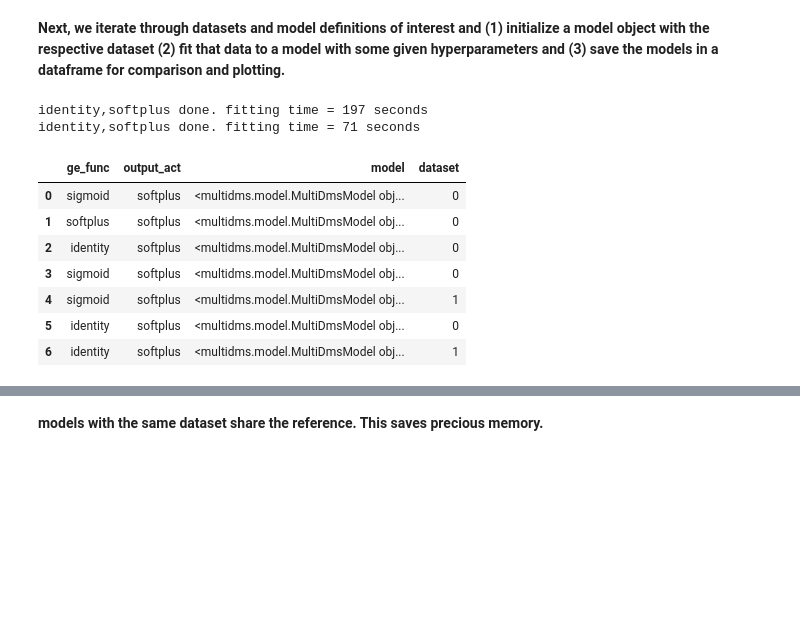
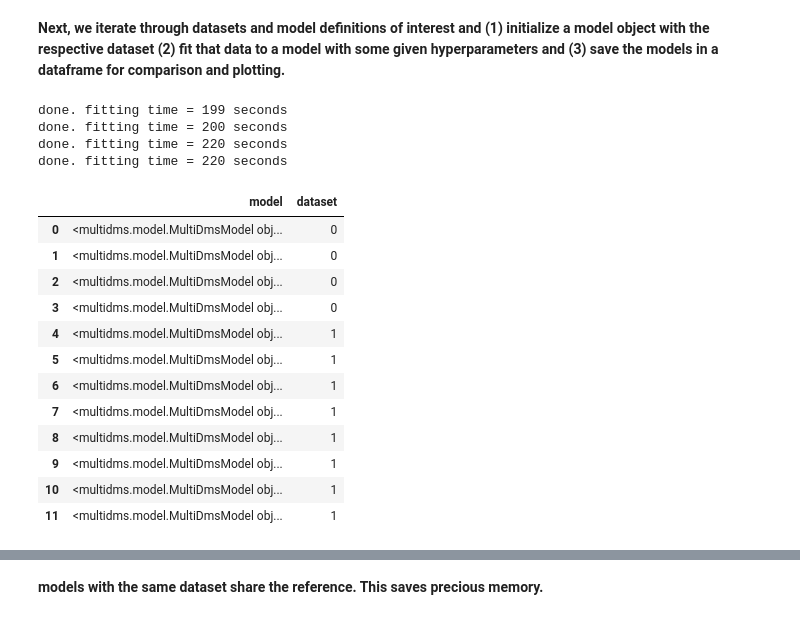
Before and after one commit to matsengrp/multidms, a Jupyter notebook: notebooks/11-08-2022-Delta-BA1-BA2-analysis.ipynb, the cells around one changed output, grey strips where cells are left out. Drawn from its saved outputs; the diff is of its cells as text; code cells hidden in the pictures; blank space fills up the shorter version.

```diff
--- a/notebooks/11-08-2022-Delta-BA1-BA2-analysis.ipynb
+++ b/notebooks/11-08-2022-Delta-BA1-BA2-analysis.ipynb
@@ -89,9 +89,9 @@ prep_params = {
     "trim" : False,
     "reference_condition" : "Delta-3",
     "conditions" : [
-        "Delta-3", #, "Delta-4",
-        "Omicron_BA.1-2" #, "Omicron_BA.1-3", #,
-#         "Omicron_BA.2-1", "Omicron_BA.2-2"
+        "Delta-3", "Delta-4",
+        "Omicron_BA.1-2", "Omicron_BA.1-3", #,
+        "Omicron_BA.2-1", "Omicron_BA.2-2"
     ]
 }
 # %%
@@ -261,38 +271,46 @@ datasets
 # %% [markdown]
 **Next, we iterate through datasets and model definitions of interest and (1) initialize a model object with the respective dataset (2) fit that data to a model with some given hyperparameters and (3) save the models in a dataframe for comparison and plotting.**
 # %%
-for dataset in datasets.index:
-    for ge_func in ["identity"]: #, "softplus", "identity"]:
-        for output_act in ["softplus"]:
+import multidms.model as model
+for dataset in [1]:
+    for ge_func in [model.sigmoidal_global_epistasis, model.perceptron_global_epistasis]:
+        for output_act in [model.identity_activation, model.softplus_activation]:
 
             imodel = multidms.MultiDmsModel(
                     datasets.loc[dataset, 'data'],
-                    latent_model="phi",
                     epistatic_model=ge_func,
-                    output_activation=output_act
+                    output_activation=output_act,
+                    n_percep_units=100
             )
 
             start = time.time()
-            imodel.fit(lasso_shift=0, maxiter=5000, tol=1e-6)
+            imodel.fit(lasso_shift=1e-5, maxiter=5000, tol=1e-6)
             end = time.time()
-            print(f"{ge_func},{output_act} done. fitting time = {round(end - start)} seconds")
+            print(f"done. fitting time = {round(end - start)} seconds")
 
-            models["ge_func"].append(ge_func)
-            models["output_act"].append(output_act)
+#             models["ge_func"].append(ge_func)
+#             models["output_act"].append(output_act)
             models["model"].append(imodel)
             models["dataset"].append(dataset)
 
 models_df = pd.DataFrame(models)
 models_df.tail(20)
 # %% [output]
-identity,softplus done. fitting time = 197 seconds
-identity,softplus done. fitting time = 71 seconds
+done. fitting time = 199 seconds
+done. fitting time = 200 seconds
+done. fitting time = 220 seconds
+done. fitting time = 220 seconds
-|  | ge_func | output_act | model | dataset |
-| 0 | sigmoid | softplus | <multidms.model.MultiDmsModel obj... | 0 |
-| 1 | softplus | softplus | <multidms.model.MultiDmsModel obj... | 0 |
-| 2 | identity | softplus | <multidms.model.MultiDmsModel obj... | 0 |
-| 3 | sigmoid | softplus | <multidms.model.MultiDmsModel obj... | 0 |
-| 4 | sigmoid | softplus | <multidms.model.MultiDmsModel obj... | 1 |
-| 5 | identity | softplus | <multidms.model.MultiDmsModel obj... | 0 |
-| 6 | identity | softplus | <multidms.model.MultiDmsModel obj... | 1 |
+|  | model | dataset |
+| 0 | <multidms.model.MultiDmsModel obj... | 0 |
+| 1 | <multidms.model.MultiDmsModel obj... | 0 |
+| 2 | <multidms.model.MultiDmsModel obj... | 0 |
+| 3 | <multidms.model.MultiDmsModel obj... | 0 |
+| 4 | <multidms.model.MultiDmsModel obj... | 1 |
+| 5 | <multidms.model.MultiDmsModel obj... | 1 |
+| 6 | <multidms.model.MultiDmsModel obj... | 1 |
+| 7 | <multidms.model.MultiDmsModel obj... | 1 |
+| 8 | <multidms.model.MultiDmsModel obj... | 1 |
+| 9 | <multidms.model.MultiDmsModel obj... | 1 |
+| 10 | <multidms.model.MultiDmsModel obj... | 1 |
+| 11 | <multidms.model.MultiDmsModel obj... | 1 |
 # %%
```
Also changed, not shown: parts of 10 cells of this notebook, 2 other files.
